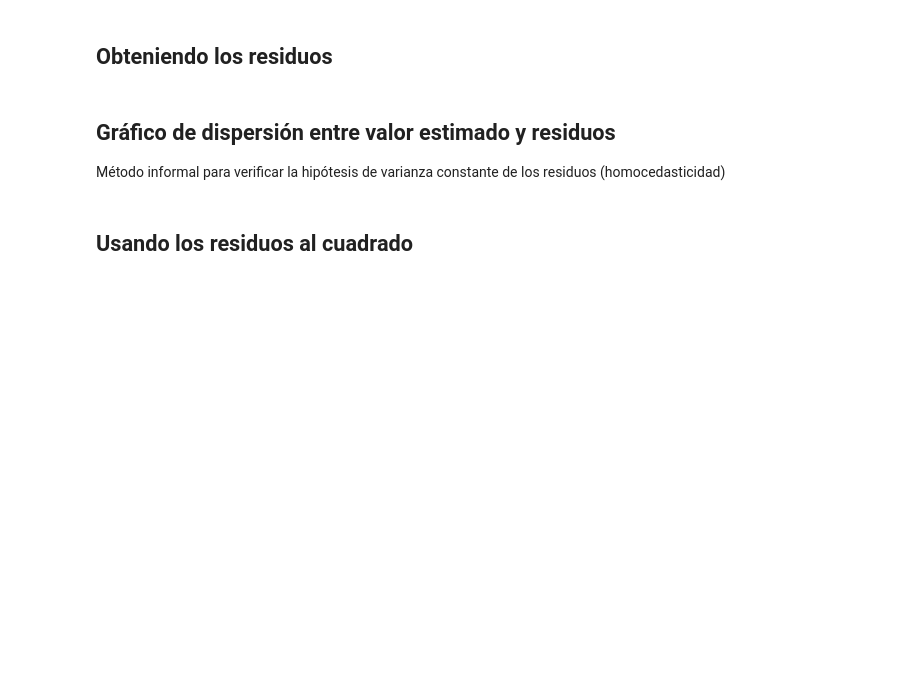
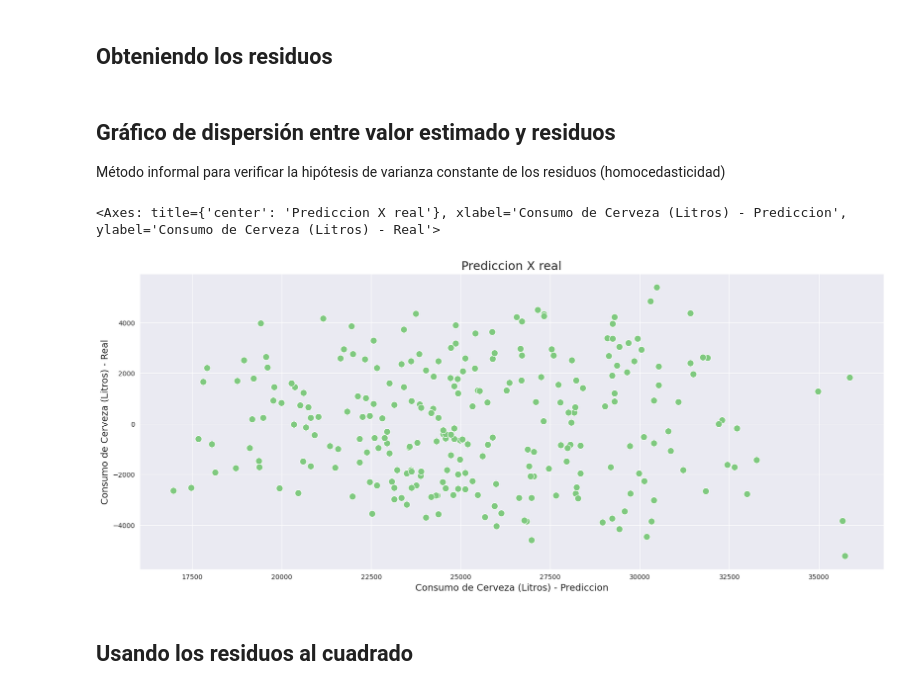
Before and after one commit to AdrianCPC/Profundizando_analisis_de_datos, a Jupyter notebook: Regresion_lineal.ipynb, the cells around one changed output. Cells and saved outputs as stored; diff of their text form; code cells hidden in the pictures; blank space fills up the shorter version.

```diff
--- a/Regresion_lineal.ipynb
+++ b/Regresion_lineal.ipynb
@@ -439,6 +545,16 @@ https://seaborn.pydata.org/generated/seaborn.scatterplot.html
 ## Gráfico de dispersión entre valor estimado y residuos
 
 Método informal para verificar la hipótesis de varianza constante de los residuos (homocedasticidad)
+# %%
+ax=sns.scatterplot(x=y_predicho_train, y=residuo, s=100)
+ax.figure.set_size_inches(20,8)
+ax.set_title('Prediccion X real', fontsize=18)
+ax.set_xlabel('Consumo de Cerveza (Litros) - Prediccion', fontsize=14)
+ax.set_ylabel('Consumo de Cerveza (Litros) - Real', fontsize=14)
+ax
+# %% [output]
+<Axes: title={'center': 'Prediccion X real'}, xlabel='Consumo de Cerveza (Litros) - Prediccion', ylabel='Consumo de Cerveza (Litros) - Real'>
+[figure, added]
 # %% [markdown]
 ## Usando los residuos al cuadrado
 # %% [markdown]
```
Also changed, not shown: parts of 39 cells of this notebook.
